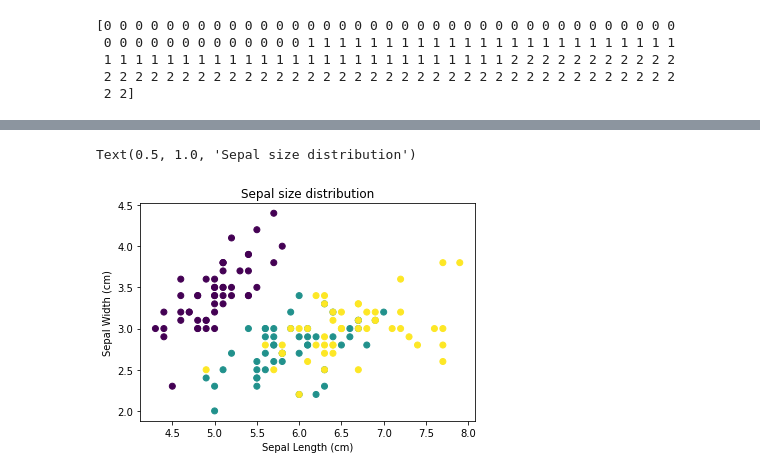
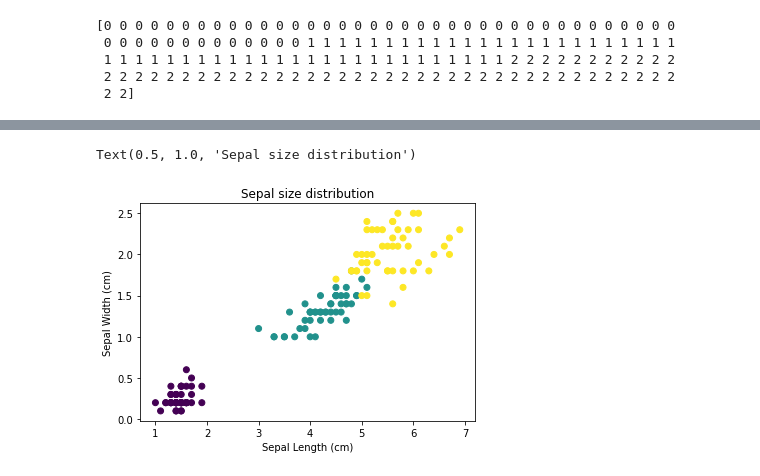
Before and after one commit to achrafbenyounes/learn_machine_learning_by_examples, a Jupyter notebook: Logistic_Regression_Example.ipynb, the cells around one changed output, grey strips where cells are left out. Cells and saved outputs as stored; diff of their text form; code cells hidden in the pictures.

```diff
--- a/Logistic_Regression_Example.ipynb
+++ b/Logistic_Regression_Example.ipynb
@@ -63,11 +74,11 @@ print(iris.target) # 0 => iris setosa | 1 => iris versicolor | 2 => iris vergini
 # %%
-X = iris.data[:, :2] # All the rows and the first 2 columns
+X = iris.data[:, 2:] # All the rows and the last 3 X input columns data
 Y = iris.target # Takes all the rows of the target column
 
 plt.scatter(X[:,0], X[:,1], c=Y) # The coloration of the graph is based on Y value
 plt.xlabel('Sepal Length (cm)')
 plt.ylabel('Sepal Width (cm)')
 plt.title('Sepal size distribution')
 # %% [output]
 Text(0.5, 1.0, 'Sepal size distribution')
-[figure, old version]
+[figure, new version]
```
Also changed, not shown: parts of 1 cell of this notebook.
